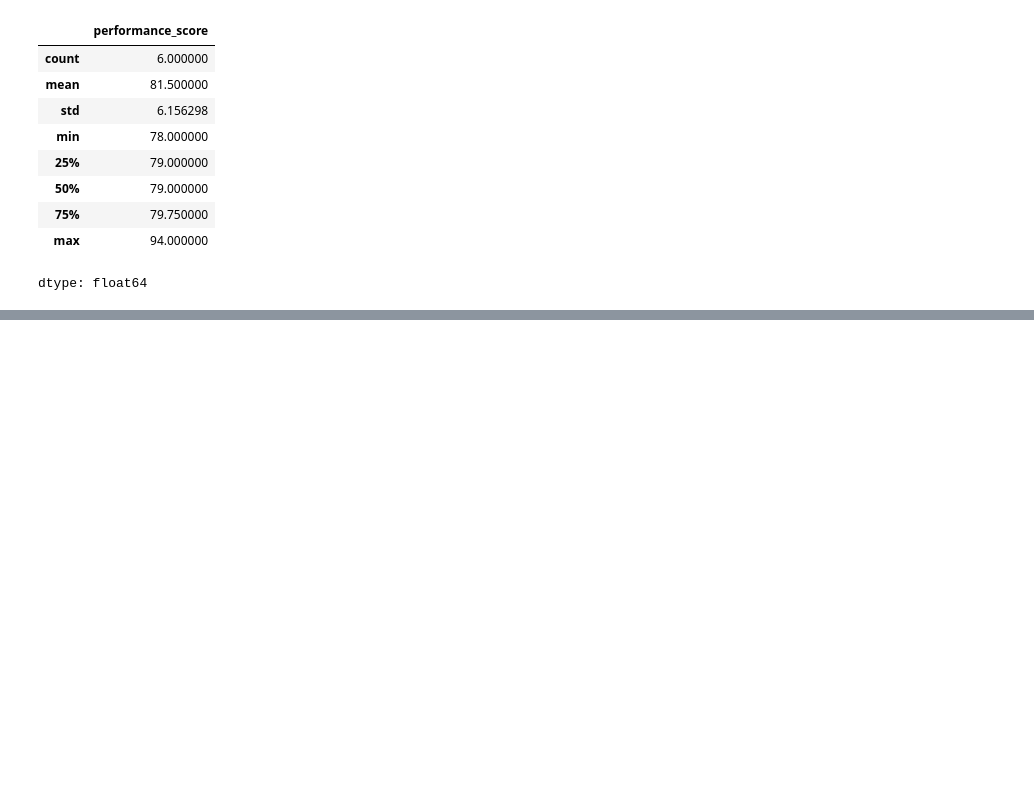
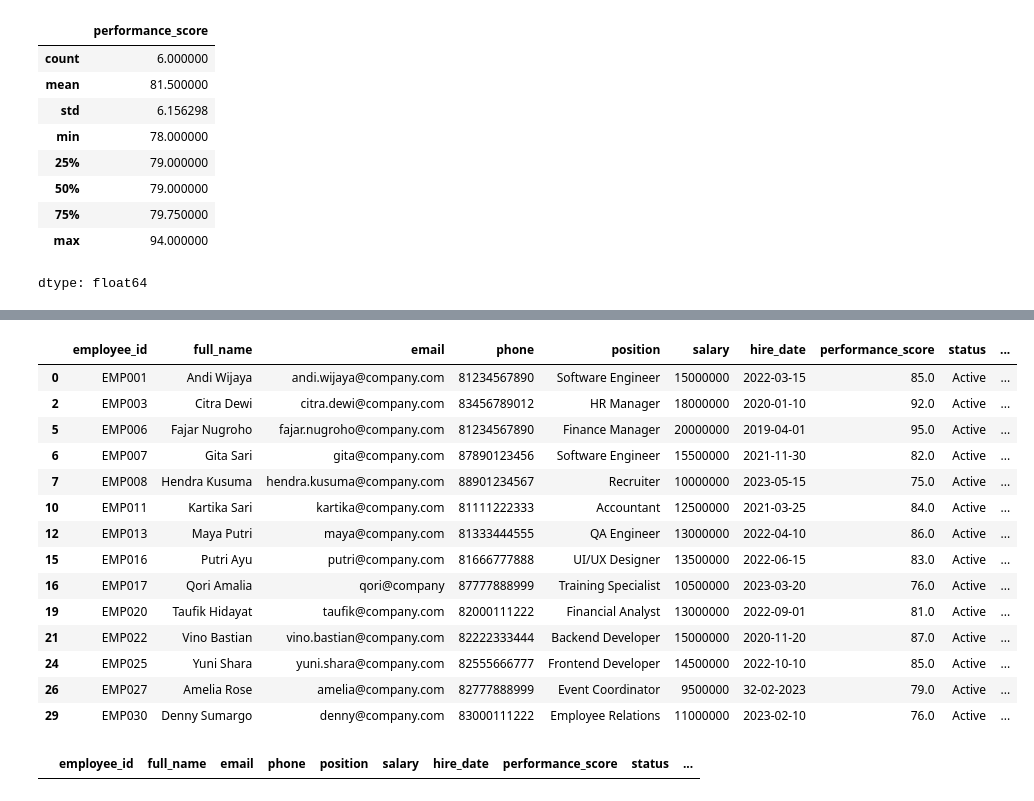
Before and after one commit to galahad20/assignment_Data_Cleaning, a Jupyter notebook: ASSIGNMENT_TEMP_DE14_DAY10_DIMAS_ABIAN_IHSAN.ipynb, the cells around one changed output, grey strips where cells are left out. Cells and saved outputs as stored; diff of their text form; code cells hidden in the pictures; blank space fills up the shorter version.

```diff
--- a/ASSIGNMENT_TEMP_DE14_DAY10_DIMAS_ABIAN_IHSAN.ipynb
+++ b/ASSIGNMENT_TEMP_DE14_DAY10_DIMAS_ABIAN_IHSAN.ipynb
@@ -386,0 +489,19 @@ dtype: float64
+# %%
+#identifikasi nomor telpon yang tidak berformat 628
+df_employee_clean_enc_challenge[df_employee_clean_enc_challenge['phone'].str.len() != 13]
+# %% [output]
+|  | employee_id | full_name | email | phone | position | salary | hire_date | performance_score | status | ... |
+| 0 | EMP001 | Andi Wijaya | andi.wijaya@company.com | 81234567890 | Software Engineer | 15000000 | 2022-03-15 | 85.0 | Active | ... |
+| 2 | EMP003 | Citra Dewi | citra.dewi@company.com | 83456789012 | HR Manager | 18000000 | 2020-01-10 | 92.0 | Active | ... |
+| 5 | EMP006 | Fajar Nugroho | fajar.nugroho@company.com | 81234567890 | Finance Manager | 20000000 | 2019-04-01 | 95.0 | Active | ... |
+| 6 | EMP007 | Gita Sari | gita@company.com | 87890123456 | Software Engineer | 15500000 | 2021-11-30 | 82.0 | Active | ... |
+| 7 | EMP008 | Hendra Kusuma | hendra.kusuma@company.com | 88901234567 | Recruiter | 10000000 | 2023-05-15 | 75.0 | Active | ... |
+| 10 | EMP011 | Kartika Sari | kartika@company.com | 81111222333 | Accountant | 12500000 | 2021-03-25 | 84.0 | Active | ... |
+| 12 | EMP013 | Maya Putri | maya@company.com | 81333444555 | QA Engineer | 13000000 | 2022-04-10 | 86.0 | Active | ... |
+| 15 | EMP016 | Putri Ayu | putri@company.com | 81666777888 | UI/UX Designer | 13500000 | 2022-06-15 | 83.0 | Active | ... |
+| 16 | EMP017 | Qori Amalia | qori@company | 87777888999 | Training Specialist | 10500000 | 2023-03-20 | 76.0 | Active | ... |
+| 19 | EMP020 | Taufik Hidayat | taufik@company.com | 82000111222 | Financial Analyst | 13000000 | 2022-09-01 | 81.0 | Active | ... |
+| 21 | EMP022 | Vino Bastian | vino.bastian@company.com | 82222333444 | Backend Developer | 15000000 | 2020-11-20 | 87.0 | Active | ... |
+| 24 | EMP025 | Yuni Shara | yuni.shara@company.com | 82555666777 | Frontend Developer | 14500000 | 2022-10-10 | 85.0 | Active | ... |
+| 26 | EMP027 | Amelia Rose | amelia@company.com | 82777888999 | Event Coordinator | 9500000 | 32-02-2023 | 79.0 | Active | ... |
+| 29 | EMP030 | Denny Sumargo | denny@company.com | 83000111222 | Employee Relations | 11000000 | 2023-02-10 | 76.0 | Active | ... |
@@ -386,0 +511,5 @@ dtype: float64
+# %%
+#cek hasil
+df_employee_clean_enc_challenge[df_employee_clean_enc_challenge['phone'].str.len() != 13]
+# %% [output]
+|  | employee_id | full_name | email | phone | position | salary | hire_date | performance_score | status | ... |
```
Also changed, not shown: parts of 25 cells of this notebook.
